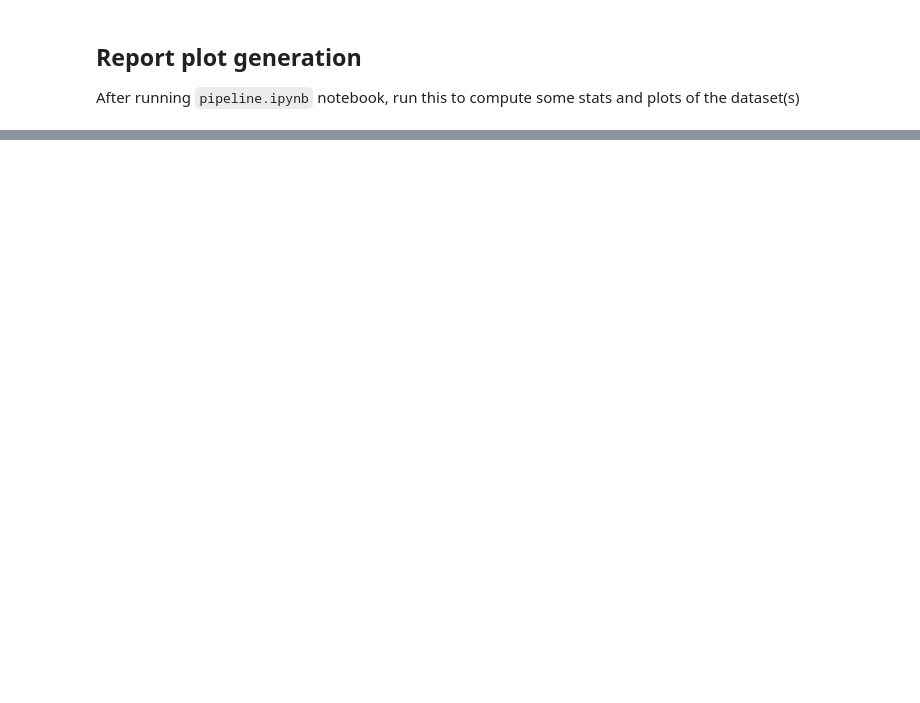
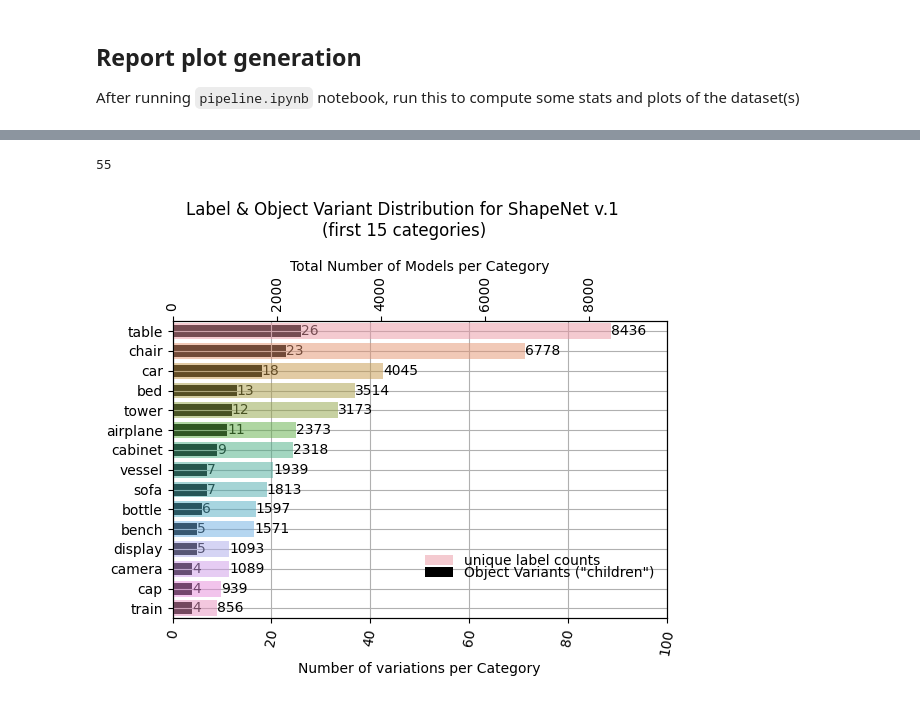
Before and after one commit to andrewbartels1/img_to_3d_pipeline, a Jupyter notebook: notebooks/dataset_stats.ipynb, the cells around one changed output, grey strips where cells are left out. Drawn from its saved outputs; the diff is of its cells as text; code cells hidden in the pictures; blank space fills up the shorter version.

```diff
--- a/notebooks/dataset_stats.ipynb
+++ b/notebooks/dataset_stats.ipynb
@@ -54,0 +59,47 @@ plt.savefig("../images/shapenet_barplot.pdf")
+# %%
+
+
+dataCatalog = pnd.read_csv(Path("../data/ShapeNetCore.v2/datacatalog_parts/datacatalog.csv"))
+dataCatalog["simple_label"] = dataCatalog["simple_label"].astype("category")
+to_plot = pnd.DataFrame(dataCatalog["simple_label"].value_counts(normalize=False, ascending=False)).round(decimals = 3)
+to_plot_norm = pnd.DataFrame(dataCatalog["simple_label"].value_counts(normalize=True, ascending=False)).round(decimals = 3)
+
+to_plot_norm = pnd.DataFrame(dataCatalog["simple_label"].value_counts(normalize=True, ascending=False)).round(decimals = 3)
+
+# get number of variants per simple label
+number_var_per_label = dataCatalog.groupby(["simple_label"]).mean().sort_values("numChildren", ascending=False)["numChildren"]
+
+
+
+# only plot the first N number, remove number and comment to get all
+top_to_plot = 15 # len(to_plot.index)
+print(len(to_plot))
+
+# Initialize the matplotlib figure
+fig, ax = plt.subplots(figsize=(6, 5))
+# Mid point of left and right x-positions
+mid = (fig.subplotpars.right + fig.subplotpars.left)/2
+
+ax2 = ax.twiny()
+g1 = sns.barplot(x=list(to_plot[0:top_to_plot].simple_label.to_numpy()), y=list(to_plot[0:top_to_plot].index), label="unique label counts", orient = 'h', width=0.8, ax=ax2, alpha=0.5)
+g = sns.barplot(x=list(number_var_per_label[0:top_to_plot].to_numpy()), y=list(number_var_per_label[0:top_to_plot].index), color="black", label="Object Variants (\"children\")", orient = 'h', width=0.6, ax=ax)
+
+
+
+plt.setp(ax.get_xticklabels(), rotation=80)
+ax2.set_xlim([0, 9500])
+ax.set_xlim([0, 100])
+ax2.bar_label(ax2.containers[0])
+ax.bar_label(ax.containers[0])
+plt.xticks(rotation=90)
+plt.suptitle("Label & Object Variant Distribution for ShapeNet v.1 \n(first {} categories)".format(top_to_plot),x=mid+0.01)
+ax.legend(loc= (.5, .11), frameon = False)
+ax2.set_xlabel("Total Number of Models per Category")
+ax.set_xlabel("Number of variations per Category")
+ax2.legend(loc= (.5, .15), frameon = False)
+ax.grid()
+plt.tight_layout()
+plt.savefig("../images/shapenet_v2_barplot.pdf")
+# %% [output]
+55
+[figure, added]
```
Also changed, not shown: parts of 4 cells of this notebook, 12 other files.
